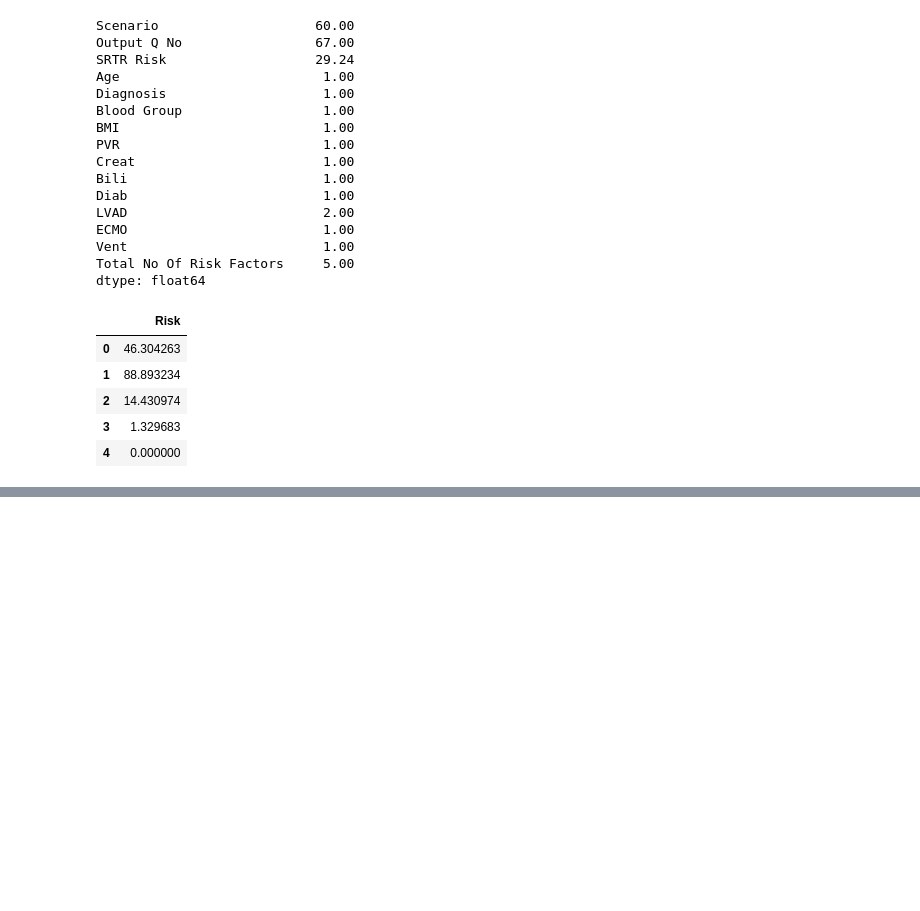
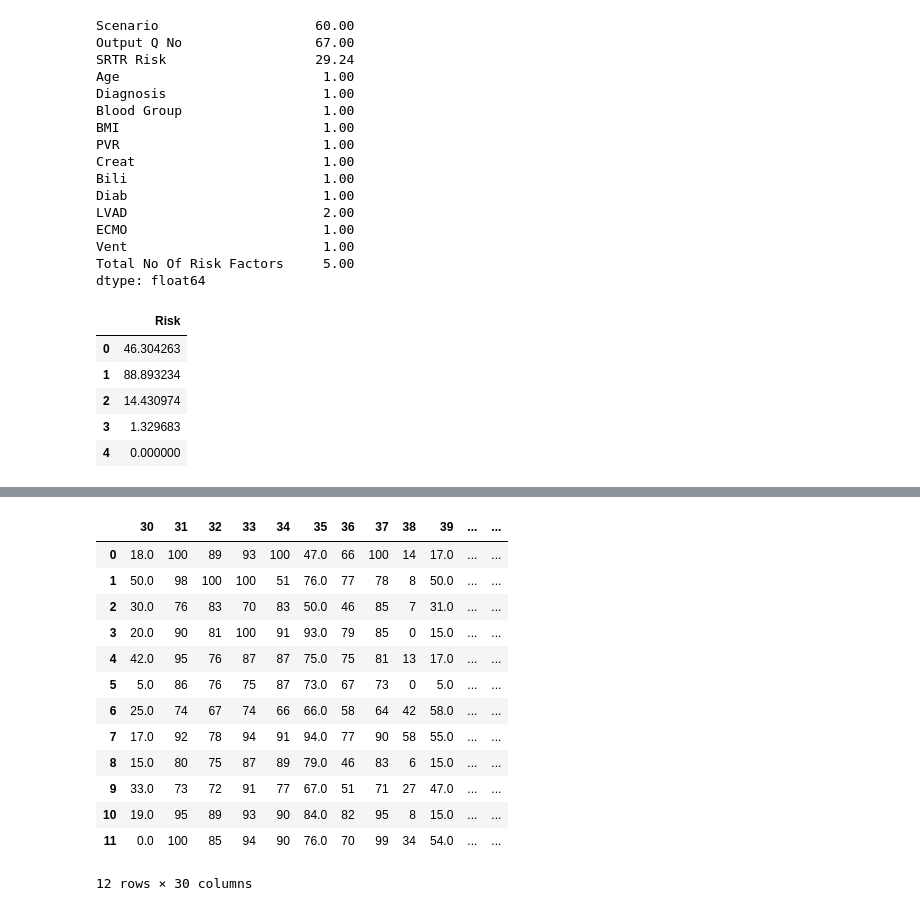
Before and after one commit to peterjmartinson/heart-survey, a Jupyter notebook: Survey.ipynb, the cells around one changed output, grey strips where cells are left out. Drawn from its saved outputs; the diff is of its cells as text; code cells hidden in the pictures; blank space fills up the shorter version.

```diff
--- a/Survey.ipynb
+++ b/Survey.ipynb
@@ -211,0 +228,25 @@ for scenario in range(30):
+# %%
+def mse_by_provider(risk_scores, start_index=0, end_index=60):
+    mse = []
+    for scenario in range(end_index-start_index):
+        x = risk_scores[scenario]
+        x_mean = risk_scores[scenario].mean()
+        mse.append((1/len(x))*np.sum((x-x_mean)**2))
+        print(f'MSE, Scenario {scenario + 1}:\t{mse[scenario]}  (numerator: {np.sum((x-x_mean)**2)}, denominator: {len(x)})')
+
+risk.iloc[:,30:]
+# %% [output]
+|  | 30 | 31 | 32 | 33 | 34 | 35 | 36 | 37 | 38 | 39 | ... | ... |
+| 0 | 18.0 | 100 | 89 | 93 | 100 | 47.0 | 66 | 100 | 14 | 17.0 | ... | ... |
+| 1 | 50.0 | 98 | 100 | 100 | 51 | 76.0 | 77 | 78 | 8 | 50.0 | ... | ... |
+| 2 | 30.0 | 76 | 83 | 70 | 83 | 50.0 | 46 | 85 | 7 | 31.0 | ... | ... |
+| 3 | 20.0 | 90 | 81 | 100 | 91 | 93.0 | 79 | 85 | 0 | 15.0 | ... | ... |
+| 4 | 42.0 | 95 | 76 | 87 | 87 | 75.0 | 75 | 81 | 13 | 17.0 | ... | ... |
+| 5 | 5.0 | 86 | 76 | 75 | 87 | 73.0 | 67 | 73 | 0 | 5.0 | ... | ... |
+| 6 | 25.0 | 74 | 67 | 74 | 66 | 66.0 | 58 | 64 | 42 | 58.0 | ... | ... |
+| 7 | 17.0 | 92 | 78 | 94 | 91 | 94.0 | 77 | 90 | 58 | 55.0 | ... | ... |
+| 8 | 15.0 | 80 | 75 | 87 | 89 | 79.0 | 46 | 83 | 6 | 15.0 | ... | ... |
+| 9 | 33.0 | 73 | 72 | 91 | 77 | 67.0 | 51 | 71 | 27 | 47.0 | ... | ... |
+| 10 | 19.0 | 95 | 89 | 93 | 90 | 84.0 | 82 | 95 | 8 | 15.0 | ... | ... |
+| 11 | 0.0 | 100 | 85 | 94 | 90 | 76.0 | 70 | 99 | 34 | 54.0 | ... | ... |
+12 rows × 30 columns
```
Also changed, not shown: parts of 4 cells of this notebook.
